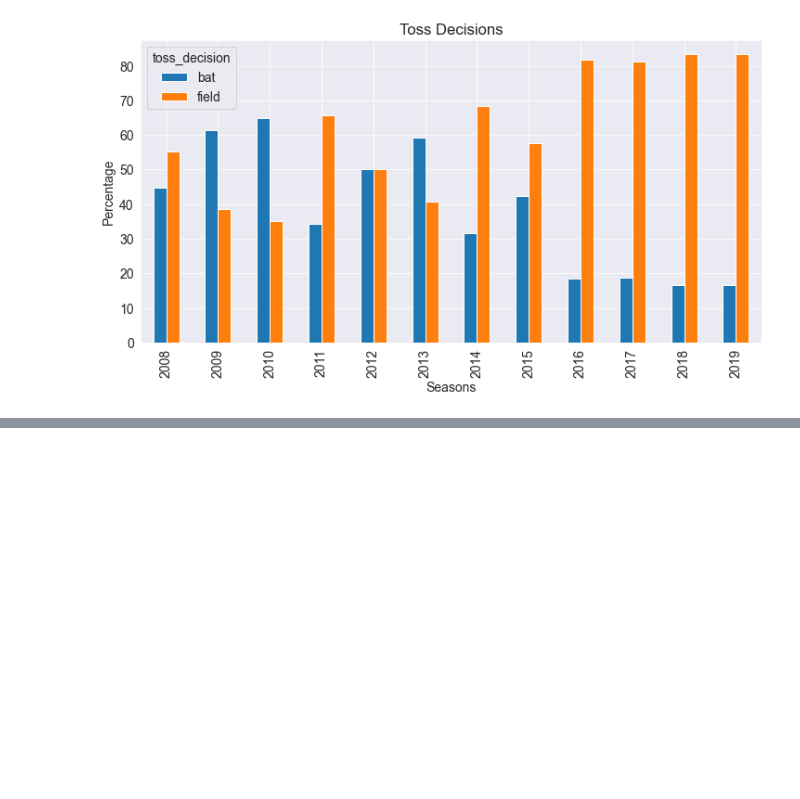
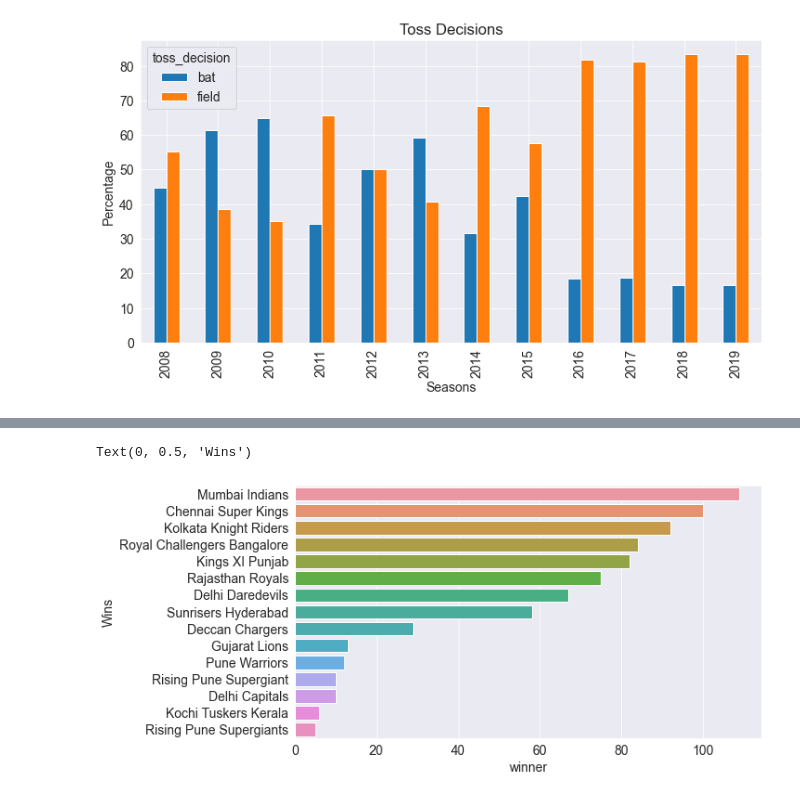
Before and after one commit to felixodette/Cricket, a Jupyter notebook: notebook.ipynb, the cells around one changed output, grey strips where cells are left out. Saved outputs shown, nothing was run; the diff lists cells and outputs as text; code cells hidden in the pictures; blank space fills up the shorter version.

```diff
--- a/notebook.ipynb
+++ b/notebook.ipynb
@@ -94,0 +168,7 @@ wins_batting_first = matches_df[filter1].groupby('season').winner.count()/matche
+# %%
+most_wins = matches_df['winner'].value_counts()
+sns.barplot(y=most_wins.index, x=most_wins)
+plt.ylabel('Wins')
+# %% [output]
+Text(0, 0.5, 'Wins')
+[figure, added]
```
Also changed, not shown: parts of 9 cells of this notebook.
